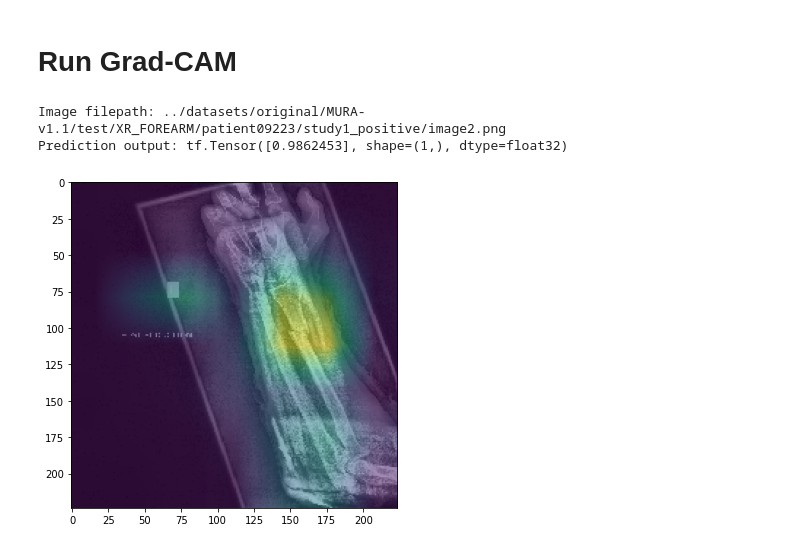
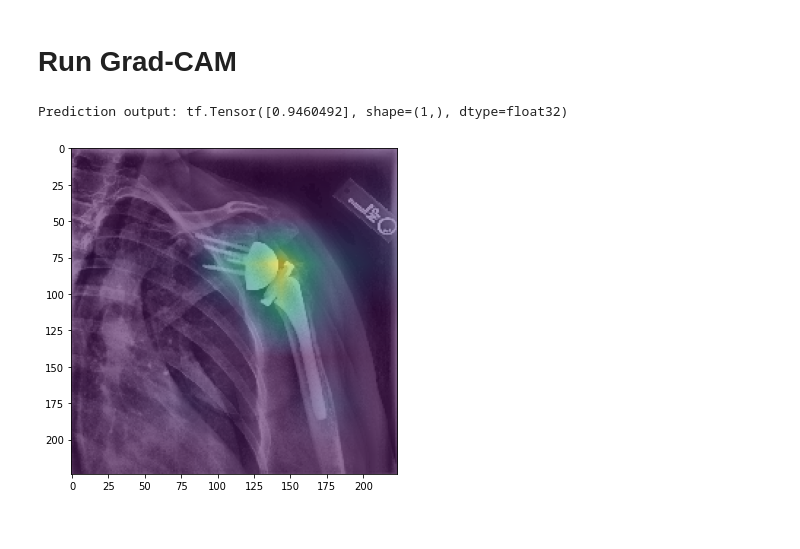
Before and after one commit to k4kTuS/BP_CNN, a Jupyter notebook: src/grad_cam.ipynb, the cells around one changed output. Drawn from its saved outputs; the diff is of its cells as text; code cells hidden in the pictures.

Commit message:
Remove guided GradCAM, use one one type of visualisation

```diff
--- a/src/grad_cam.ipynb
+++ b/src/grad_cam.ipynb
@@ -42,8 +31,10 @@ PREP_FUNC = clahe_10_rescale # Function passed into ImageDataGenerator, should m
 
 # MODEL
 BASE_NAME = 'ResNet50' # Name of Keras applications architecture to be used as a base
-WEIGHTS = '../models/ResNet50_clahe_10_all_best.h5' # Weights to be loaded in chosen model
+WEIGHTS = '../models/ResNet50_tmpFOLD_3_best.h5' # Weights to be loaded in chosen model
 INPUT_SHAPE = (224, 224, 3) # CNN model input shape
+POOLING = 'avg' # Pooling layer used after the last convolutional layer, can be None
+MODEL_NAME = BASE_NAME + '_tmp' # Name used for storing model weights during and after training
 # %% [markdown]
 # Build model and load weights obtained from training
 
@@ -52,6 +43,7 @@ The choice of model and weights is not limited, Grad-CAM methods are universal
 model = build_model(base_name=BASE_NAME,
                     weights=WEIGHTS,
                     shape=INPUT_SHAPE,
-                    name='trained_model',
-                    pooling='avg')
+                    pooling=POOLING,
+                    name=MODEL_NAME,
+                    add_top=False)
 # %% [output]
@@ -108,27 +100,25 @@ flow = gen.flow_from_dataframe(dataframe=df_positive,
                                class_mode='raw',
                                target_size=TARGET_SIZE,
                                batch_size=BATCH_SIZE,
-                               shuffle=False,
+                               shuffle=True,
                                seed=27)
 # %% [output]
 Found 241 validated image filenames.
 # %% [markdown]
 # Run Grad-CAM
+# %%
+model.load_weights('../models/ResNet50_tuned_clahe_10_ALL_best.h5')
 # %%
 # Choose which method for obtaining the image you want to use
-# image = next(flow)[0].squeeze() # Get one image from dataframe flow
-image = prepare_img(prep_func=PREP_FUNC, dataframe=df_positive, filepath=None) # Get one manually prepared image
+image = next(flow)[0].squeeze() # Get one image from dataframe flow
+# image = prepare_img(prep_func=PREP_FUNC, dataframe=df_positive, filepath=None) # Get one manually prepared image
 
-
-# Select which Grad-CAM method you wish to use, it returns heatmap that will be plotted on top of predicted image
-# heatmap = guided_grad_cam(image, resNet)
-heatmap = guided_grad_cam(image, model)
+heatmap = grad_cam(image, model)
 
 fig, ax = plt.subplots(figsize=(6, 6))
 ax.imshow(image)
 ax.imshow(heatmap, alpha=0.5)
 plt.show()
 # %% [output]
-Image filepath: ../datasets/original/MURA-v1.1/test/XR_FOREARM/patient09223/study1_positive/image2.png
-Prediction output: tf.Tensor([0.9862453], shape=(1,), dtype=float32)
+Prediction output: tf.Tensor([0.9460492], shape=(1,), dtype=float32)
-[figure, old version]
+[figure, new version]
```
Also changed, not shown: parts of 4 cells of this notebook, 1 other file.
